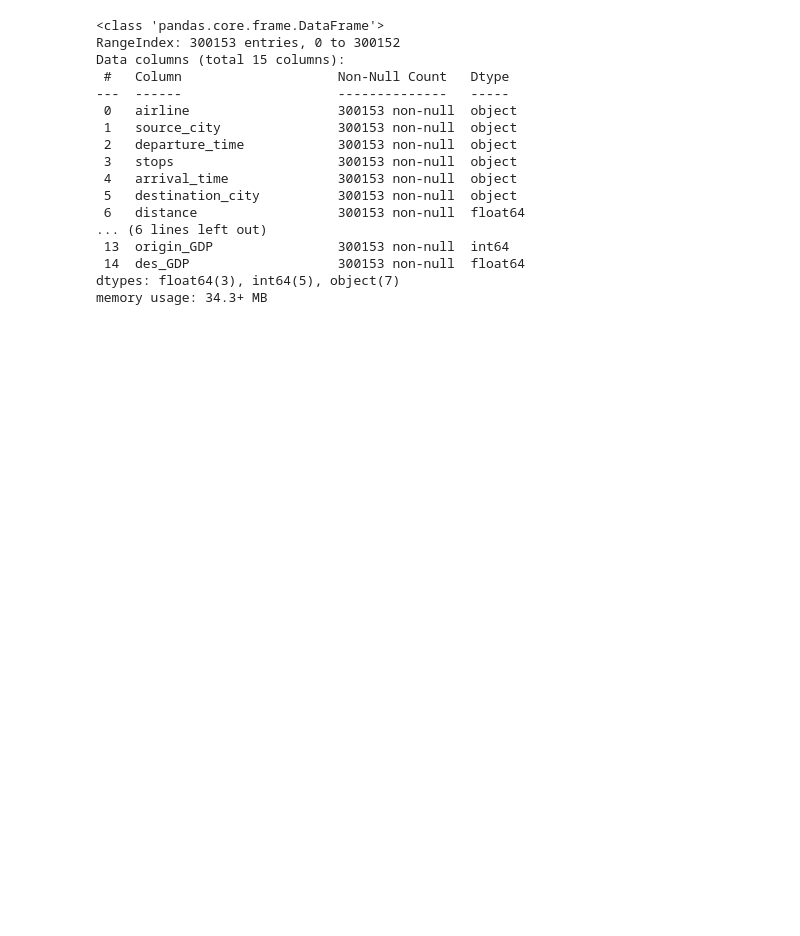
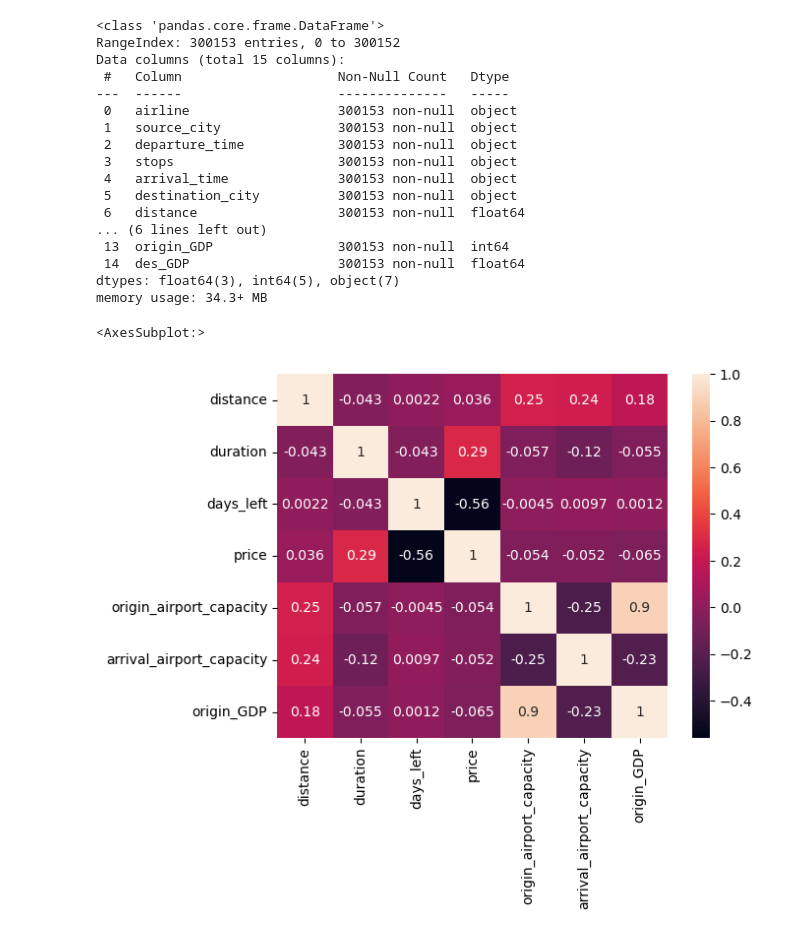
Before and after one commit to sdingx/Flight_Price_Prediction, a Jupyter notebook: test.ipynb, the cells around one changed output. Saved outputs shown, nothing was run; the diff lists cells and outputs as text; code cells hidden in the pictures; blank space fills up the shorter version.

```diff
--- a/test.ipynb
+++ b/test.ipynb
@@ -22 +22,3 @@ df = df.drop(['id','lati_source_city', 'long_source_city', 'lati_destination', '
+# %%
+df['carrier_category'] = df['airline'].apply(lambda x: 'full_service' if x in ['Vistara', 'Air India'] else 'low_cost')
 # %%
@@ -36,27 +38,6 @@ df.head(3)
 # %%
 df['des_GDP'] = df['des_GDP'].apply(lambda x: str(x).replace(',',''))
 df['des_GDP'] = df['des_GDP'].astype('float')
-# %%
-# function that iterates through the dataframe and returns the value of the column
-
-def get_value(row_number, assigned_value):
-
-return assigned_value[row_number]
-
-# list of values from which we want to assign
-
-assigned_value = df['des_GDP']
-
-# new column that calls our function
-
-
-df['des_GDP'] = df['des_GDP'].apply(get_value, args=(assigned_value,))
-
-df.head(3)
-
-df['des_GDP'] = df['des_GDP'].astype('float')
-
-df.head(3)
 # %%
 df.info()
 # %% [output]
@@ -79,0 +63,7 @@ memory usage: 34.3+ MB
+# %%
+# corrplot
+
+sns.heatmap(df.corr(), annot=True)
+# %% [output]
+<AxesSubplot:>
+[figure, added]
```
Also changed, not shown: parts of 15 cells of this notebook, 8 other files.
